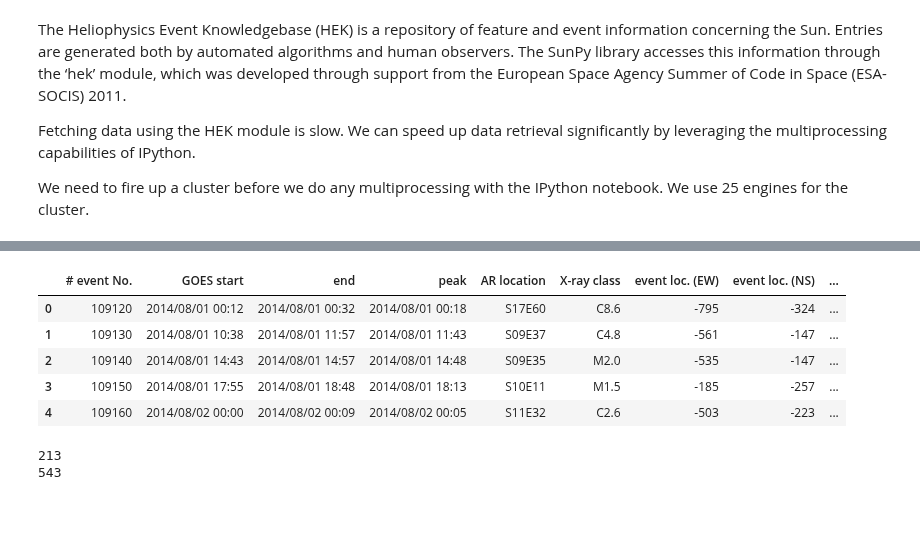
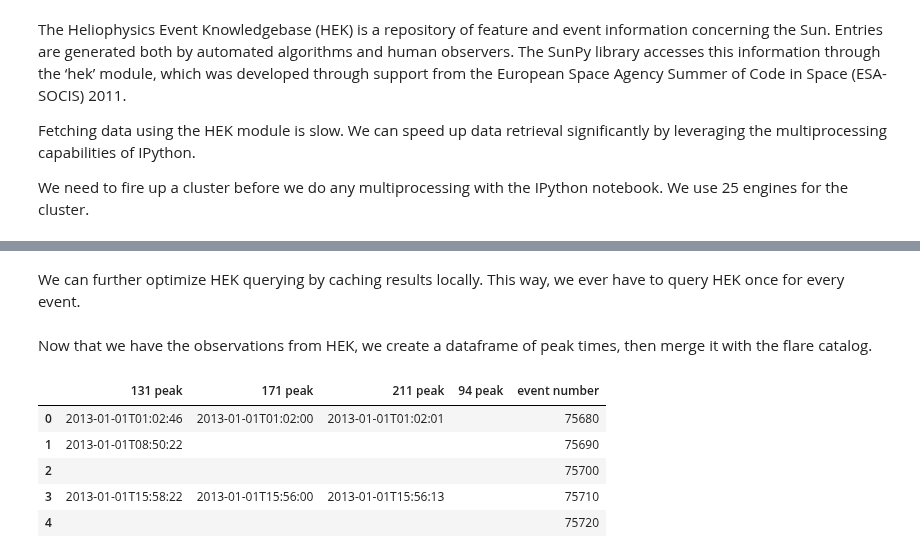
Before and after one commit to Nschanche/Flare_peaks, a Jupyter notebook: flare_project.ipynb, the cells around one changed output, grey strips where cells are left out. Cells and saved outputs as stored; diff of their text form; code cells hidden in the pictures; blank space fills up the shorter version.

```diff
--- a/flare_project.ipynb
+++ b/flare_project.ipynb
@@ -618,29 +542,2 @@ AIA_peaks.head()
-# %%
-#I think the problem is that the values for the event numbers are different in the two dataframes.
-#In the box below, you can see that one is a numpy.int64 and the other is a string.
-#I changed the datatype in the recent_flare_catalog to a string as well so that they could be merged.
-recent_flare_catalog['# event No.'] = recent_flare_catalog['# event No.'].astype(str)
-
-merged_flare_data = pd.merge(recent_flare_catalog, AIA_peaks, left_on='# event No.', right_on='event number', how='inner')
-merged_flare_data.head()
-# %% [output]
-|  | # event No. | GOES start | end | peak | AR location | X-ray class | event loc. (EW) | event loc. (NS) | ... |
-| 0 | 109120 | 2014/08/01 00:12 | 2014/08/01 00:32 | 2014/08/01 00:18 | S17E60 | C8.6 | -795 | -324 | ... |
-| 1 | 109130 | 2014/08/01 10:38 | 2014/08/01 11:57 | 2014/08/01 11:43 | S09E37 | C4.8 | -561 | -147 | ... |
-| 2 | 109140 | 2014/08/01 14:43 | 2014/08/01 14:57 | 2014/08/01 14:48 | S09E35 | M2.0 | -535 | -147 | ... |
-| 3 | 109150 | 2014/08/01 17:55 | 2014/08/01 18:48 | 2014/08/01 18:13 | S10E11 | M1.5 | -185 | -257 | ... |
-| 4 | 109160 | 2014/08/02 00:00 | 2014/08/02 00:09 | 2014/08/02 00:05 | S11E32 | C2.6 | -503 | -223 | ... |
-# %%
-###Now we need to merge this with the sunspot data somehow
-
-#Just checking for how many cells we actually have data for.
-
-count = 0
-for each in merged_flare_data['211 peak']:
-    if each != '':
-        count +=1
-print count
-print len(merged_flare_data)
-# %% [output]
-213
-543
+# %% [markdown]
+We can further optimize HEK querying by caching results locally. This way, we ever have to query HEK once for every event.
@@ -646,0 +586,32 @@ print len(merged_flare_data)
+# %% [markdown]
+Now that we have the observations from HEK, we create a dataframe of peak times, then merge it with the flare catalog.
+# %%
+def pick_best_result(channel_results):
+    """Picks the 'best' HEK observation from a list.
+
+    The 'best' observation should be the one closest in time
+    and space to the one we were querying.
+    """
+    # For now, return the first observation in the list.
+    return channel_results[0] if channel_results else None
+
+# Create a dataframe of peak times for the different channels.
+rows = []
+for event_no, event_results in hek_observations:
+    row = {"event number": event_no}
+    for channel in event_results:
+        obsv = pick_best_result(event_results[channel])
+        if obsv is None:
+            row["%s peak" % channel] = ""
+        else:
+            row["%s peak" % channel] = obsv["event_peaktime"]
+    rows.append(row)
+AIA_peaks = pd.DataFrame(rows)
+AIA_peaks.head()
+# %% [output]
+|  | 131 peak | 171 peak | 211 peak | 94 peak | event number |
+| 0 | 2013-01-01T01:02:46 | 2013-01-01T01:02:00 | 2013-01-01T01:02:01 |  | 75680 |
+| 1 | 2013-01-01T08:50:22 |  |  |  | 75690 |
+| 2 |  |  |  |  | 75700 |
+| 3 | 2013-01-01T15:58:22 | 2013-01-01T15:56:00 | 2013-01-01T15:56:13 |  | 75710 |
+| 4 |  |  |  |  | 75720 |
```
Also changed, not shown: parts of 10 cells of this notebook, 1 other file.
